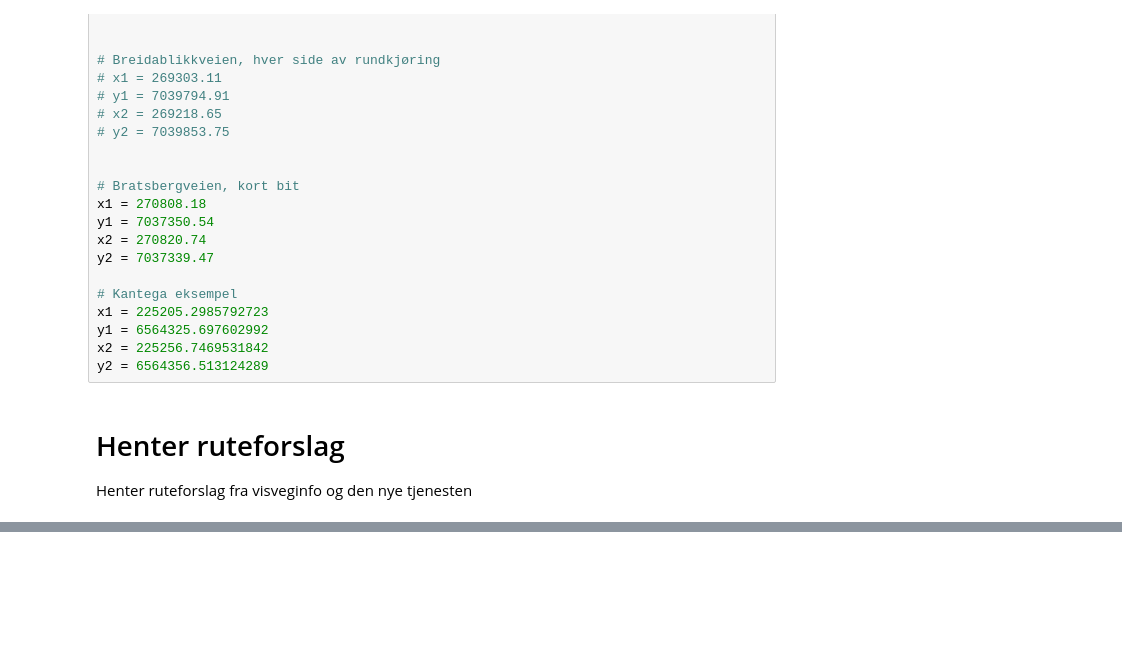
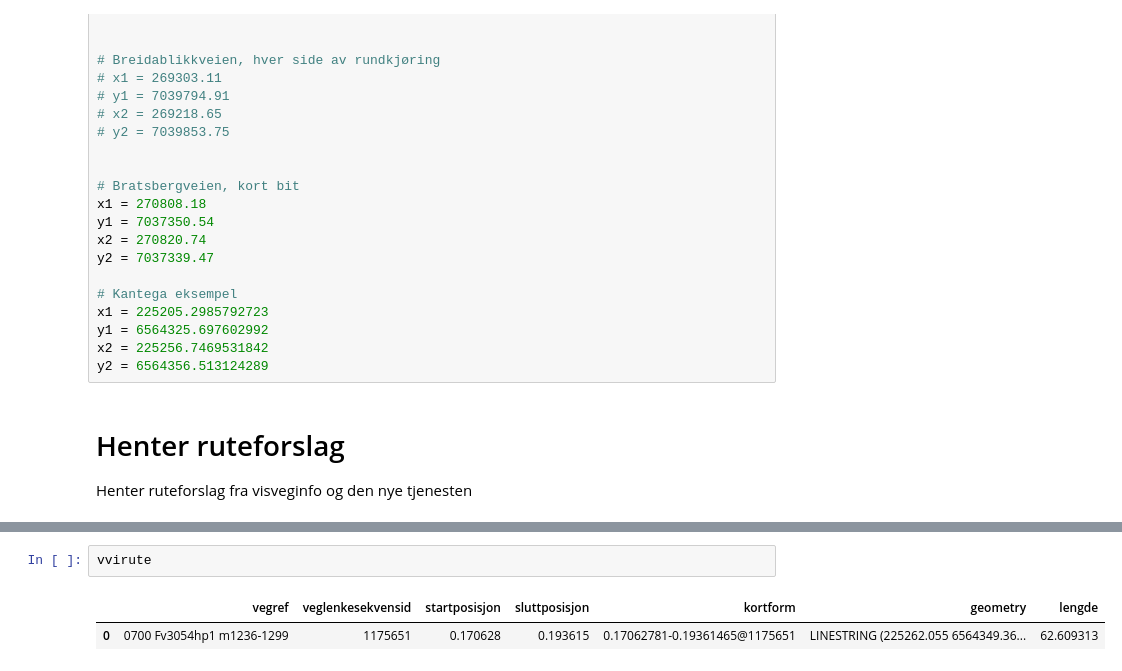
Before and after one commit to LtGlahn/ltglahn.github.io, a Jupyter notebook: vegnettbetatest/testrutestedfesting.ipynb, the cells around one changed output, grey strips where cells are left out. Drawn from its saved outputs; the diff is of its cells as text; blank space fills up the shorter version.

```diff
--- a/vegnettbetatest/testrutestedfesting.ipynb
+++ b/vegnettbetatest/testrutestedfesting.ipynb
@@ -169,3 +161,8 @@ vvirute = hentvisveginfo( x1, y1, x2, y2)
 orginalpunkt = koord2gdf( x1, y1, x2, y2)
 # %% [output]
 https://nvdbw01.kantega.no/nvdb/api/v3/beta/vegnett/rute?start=225205.2985792723%2C6564325.697602992&slutt=225256.7469531842%2C6564356.513124289&omkrets=100
+# %%
+vvirute
+# %% [output]
+|  | vegref | veglenkesekvensid | startposisjon | sluttposisjon | kortform | geometry | lengde |
+| 0 | 0700 Fv3054hp1 m1236-1299 | 1175651 | 0.170628 | 0.193615 | 0.17062781-0.19361465@1175651 | LINESTRING (225262.055 6564349.36... | 62.609313 |
```
Also changed, not shown: parts of 6 cells of this notebook, 2 other files.
